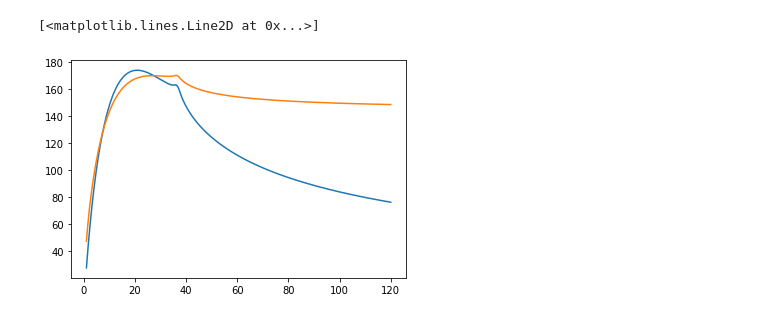
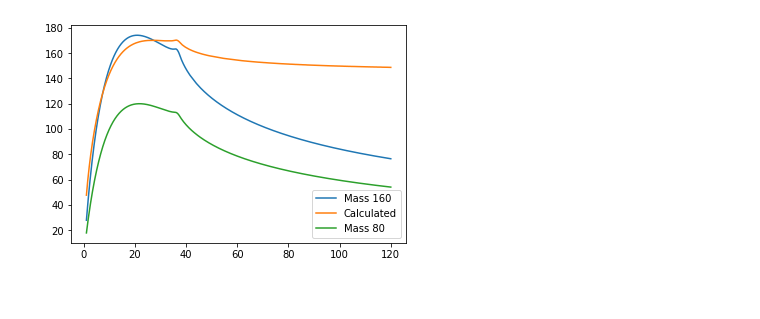
Before and after one commit to villano-lab/grav_project, a Jupyter notebook: DiskComparison.ipynb, the cells around one changed output. Cells and saved outputs as stored; diff of their text form; code cells hidden in the pictures.

Commit message:
Confirming parameter matchup. Confirmed that parameters either match up between GIPSY and our library, or they do not affect the shape.

```diff
--- a/DiskComparison.ipynb
+++ b/DiskComparison.ipynb
@@ -9,13 +9,17 @@ import numpy as np
 # %%
 #Data points
 gdata = dp.getXYdata('fitting/data/final/nord-120kpc-disk-gipsy.txt') #data from GIPSY
+ndata = dp.getXYdata('fitting/data/final/nord-120kpc-disk-gipsy-mass80.txt') #testing with a different mass value
 rdat = np.asarray(gdata['xx']) #radius values
 gvel = np.asarray(gdata['yy']) #velocities from GIPSY
+nvel = np.asarray(ndata['yy']) #new velocities
 cvel = nf.d_v(rdat,pref=0.4,load=True,path='fitting')  #calculated velocities
 # %%
 #Plotting
-plt.plot(rdat,gvel)
-plt.plot(rdat,cvel)
+plt.plot(rdat,gvel,label='Mass 160')
+plt.plot(rdat,cvel,label='Calculated')
+plt.plot(rdat,nvel,label='Mass 80')
+plt.legend()
+plt.show()
 # %% [output]
-[<matplotlib.lines.Line2D at 0x...>]
-[figure, old version]
+[figure, new version]
```
Also changed, not shown: parts of 2 cells of this notebook, 2 other files.
